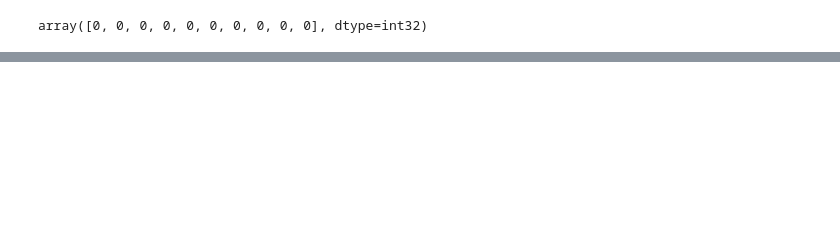
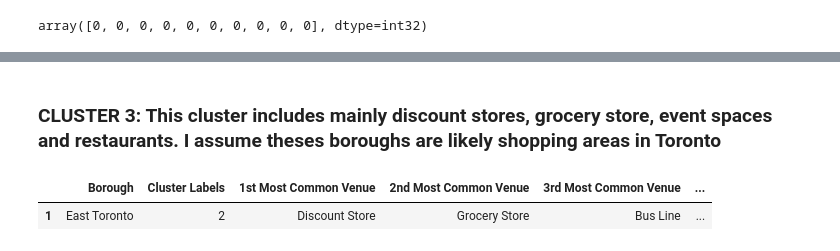
Before and after one commit to hungnk87/Cousera_Capstone, a Jupyter notebook: Capstone2.ipynb, the cells around one changed output, grey strips where cells are left out. Saved outputs shown, nothing was run; the diff lists cells and outputs as text; code cells hidden in the pictures; blank space fills up the shorter version.

```diff
--- a/Capstone2.ipynb
+++ b/Capstone2.ipynb
@@ -402,0 +454,7 @@ map_clusters
+# %% [markdown]
+### CLUSTER 3: This cluster includes mainly discount stores, grocery store, event spaces and restaurants. I assume theses boroughs are likely shopping areas in Toronto
+# %%
+toronto_merged.loc[toronto_merged['Cluster Labels'] == 2, toronto_merged.columns[[1] + list(range(5, toronto_merged.shape[1]))]]
+# %% [output]
+|  | Borough | Cluster Labels | 1st Most Common Venue | 2nd Most Common Venue | 3rd Most Common Venue | ... |
+| 1 | East Toronto | 2 | Discount Store | Grocery Store | Bus Line | ... |
```
Also changed, not shown: parts of 25 cells of this notebook.
